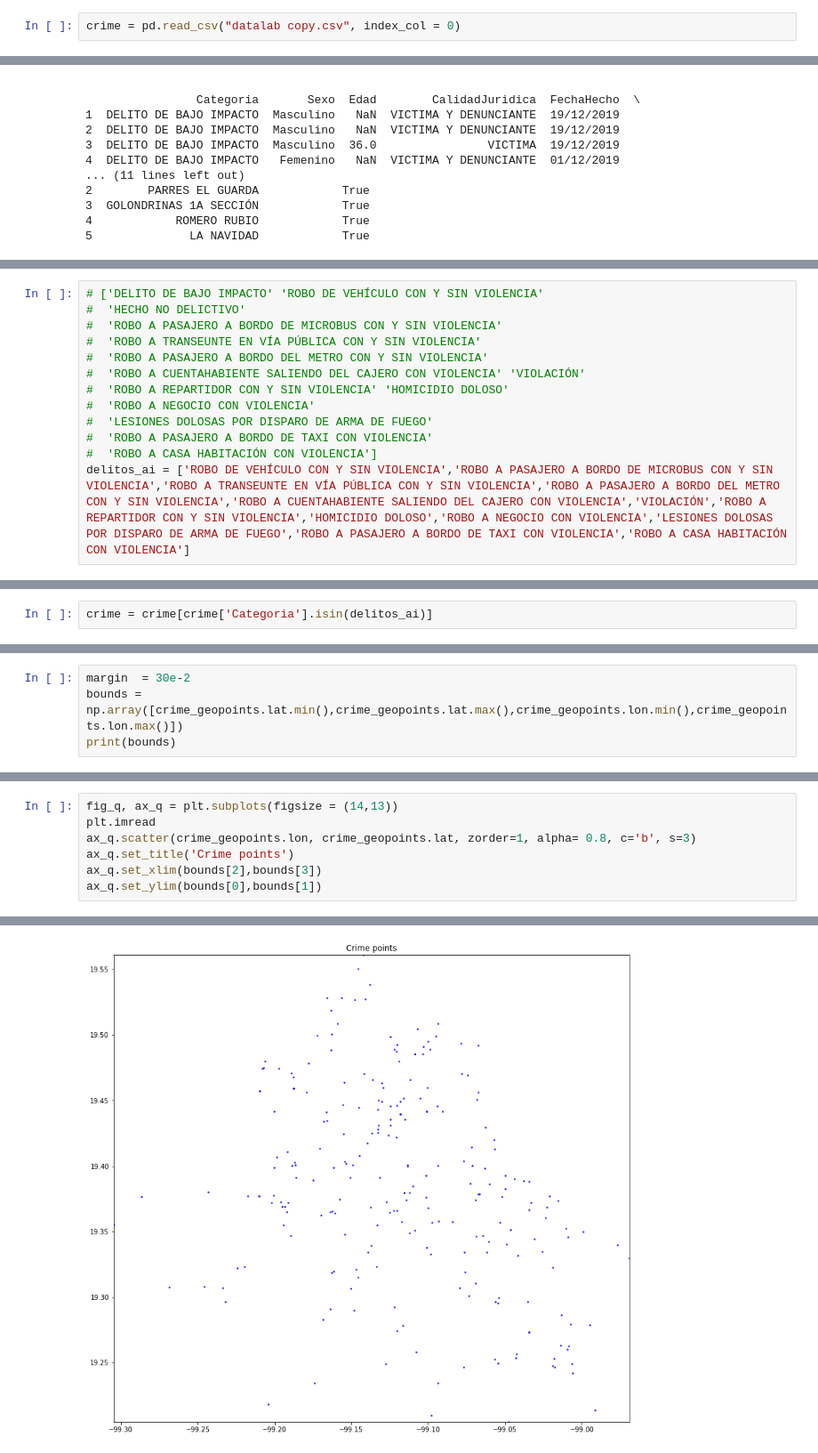
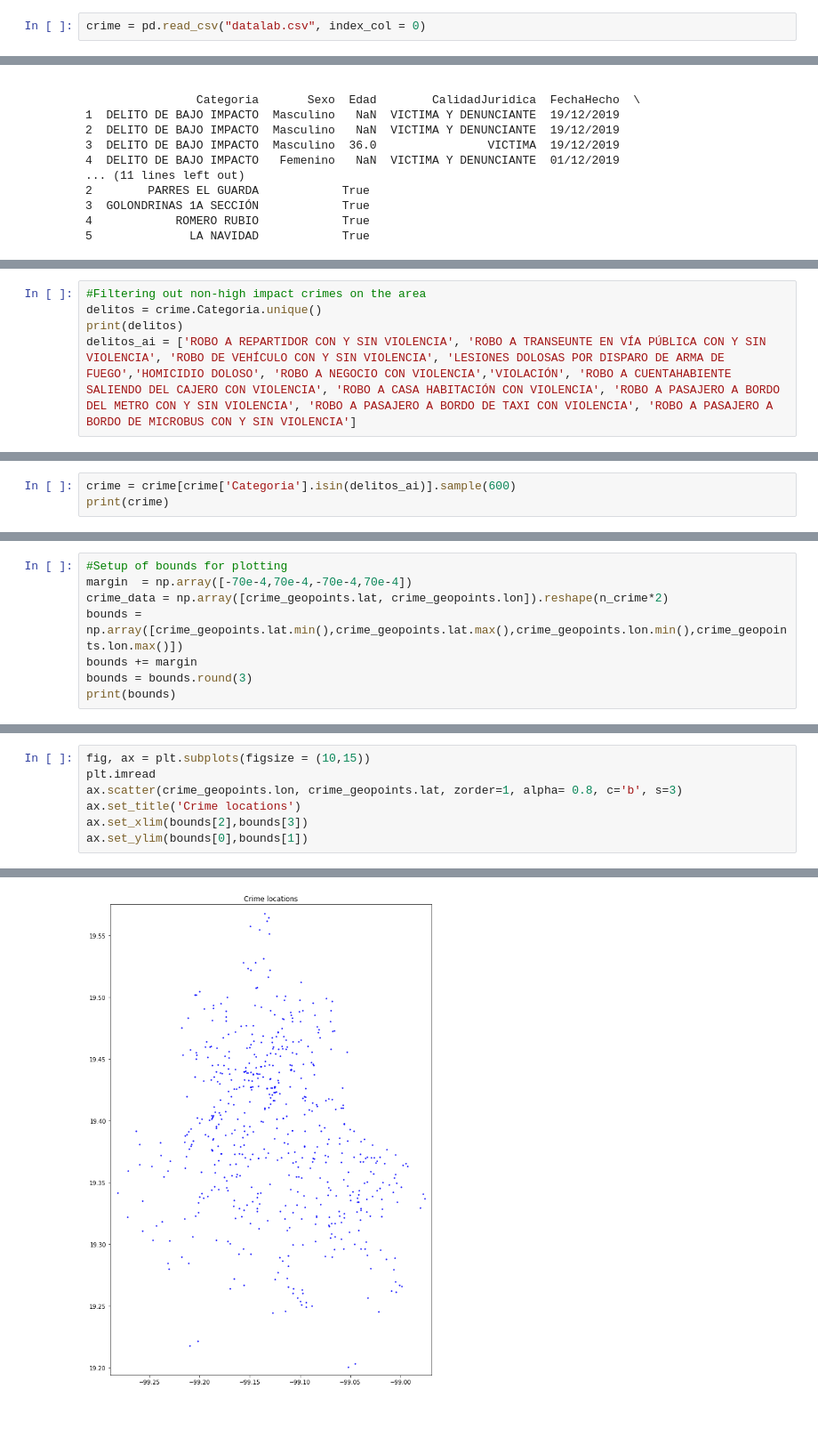
Before and after one commit to dveloz/OptimalCamaraPlacement, a Jupyter notebook: CameraPlacement.ipynb, the cells around one changed output, grey strips where cells are left out. Shown: that part at 89% size. Drawn from its saved outputs; the diff is of its cells as text; blank space fills up the shorter version.

```diff
--- a/CameraPlacement.ipynb
+++ b/CameraPlacement.ipynb
@@ -6,5 +8,5 @@ from scipy.optimize import optimize
 # %%
-crime = pd.read_csv("datalab copy.csv", index_col = 0)
+crime = pd.read_csv("datalab.csv", index_col = 0)
 # %%
 print(crime.head())
 # %% [output]
@@ -42,13 +30,5 @@ print(crime.Categoria.unique())
 # %%
-# ['DELITO DE BAJO IMPACTO' 'ROBO DE VEHÍCULO CON Y SIN VIOLENCIA'
-#  'HECHO NO DELICTIVO'
-#  'ROBO A PASAJERO A BORDO DE MICROBUS CON Y SIN VIOLENCIA'
-#  'ROBO A TRANSEUNTE EN VÍA PÚBLICA CON Y SIN VIOLENCIA'
-#  'ROBO A PASAJERO A BORDO DEL METRO CON Y SIN VIOLENCIA'
-#  'ROBO A CUENTAHABIENTE SALIENDO DEL CAJERO CON VIOLENCIA' 'VIOLACIÓN'
-#  'ROBO A REPARTIDOR CON Y SIN VIOLENCIA' 'HOMICIDIO DOLOSO'
-#  'ROBO A NEGOCIO CON VIOLENCIA'
-#  'LESIONES DOLOSAS POR DISPARO DE ARMA DE FUEGO'
-#  'ROBO A PASAJERO A BORDO DE TAXI CON VIOLENCIA'
-#  'ROBO A CASA HABITACIÓN CON VIOLENCIA']
-delitos_ai = ['ROBO DE VEHÍCULO CON Y SIN VIOLENCIA','ROBO A PASAJERO A BORDO DE MICROBUS CON Y SIN VIOLENCIA','ROBO A TRANSEUNTE EN VÍA PÚBLICA CON Y SIN VIOLENCIA','ROBO A PASAJERO A BORDO DEL METRO CON Y SIN VIOLENCIA','ROBO A CUENTAHABIENTE SALIENDO DEL CAJERO CON VIOLENCIA','VIOLACIÓN','ROBO A REPARTIDOR CON Y SIN VIOLENCIA','HOMICIDIO DOLOSO','ROBO A NEGOCIO CON VIOLENCIA','LESIONES DOLOSAS POR DISPARO DE ARMA DE FUEGO','ROBO A PASAJERO A BORDO DE TAXI CON VIOLENCIA','ROBO A CASA HABITACIÓN CON VIOLENCIA']
+#Filtering out non-high impact crimes on the area
+delitos = crime.Categoria.unique()
+print(delitos)
+delitos_ai = ['ROBO A REPARTIDOR CON Y SIN VIOLENCIA', 'ROBO A TRANSEUNTE EN VÍA PÚBLICA CON Y SIN VIOLENCIA', 'ROBO DE VEHÍCULO CON Y SIN VIOLENCIA', 'LESIONES DOLOSAS POR DISPARO DE ARMA DE FUEGO','HOMICIDIO DOLOSO', 'ROBO A NEGOCIO CON VIOLENCIA','VIOLACIÓN', 'ROBO A CUENTAHABIENTE SALIENDO DEL CAJERO CON VIOLENCIA', 'ROBO A CASA HABITACIÓN CON VIOLENCIA', 'ROBO A PASAJERO A BORDO DEL METRO CON Y SIN VIOLENCIA', 'ROBO A PASAJERO A BORDO DE TAXI CON VIOLENCIA', 'ROBO A PASAJERO A BORDO DE MICROBUS CON Y SIN VIOLENCIA']
@@ -55,2 +48,3 @@ delitos_ai = ['ROBO DE VEHÍCULO CON Y SIN VIOLENCIA','ROBO A PASAJERO A BORDO D
 # %%
-crime = crime[crime['Categoria'].isin(delitos_ai)]
+crime = crime[crime['Categoria'].isin(delitos_ai)].sample(600)
+print(crime)
@@ -87,5 +92,9 @@ print(crime_geopoints)
 # %%
-margin  = 30e-2
+#Setup of bounds for plotting
+margin  = np.array([-70e-4,70e-4,-70e-4,70e-4])
+crime_data = np.array([crime_geopoints.lat, crime_geopoints.lon]).reshape(n_crime*2)
 bounds = np.array([crime_geopoints.lat.min(),crime_geopoints.lat.max(),crime_geopoints.lon.min(),crime_geopoints.lon.max()])
+bounds += margin
+bounds = bounds.round(3)
 print(bounds)
 # %% [output]
@@ -93,8 +102,8 @@ print(bounds)
 # %%
-fig_q, ax_q = plt.subplots(figsize = (14,13))
+fig, ax = plt.subplots(figsize = (10,15))
 plt.imread
-ax_q.scatter(crime_geopoints.lon, crime_geopoints.lat, zorder=1, alpha= 0.8, c='b', s=3)
-ax_q.set_title('Crime points')
-ax_q.set_xlim(bounds[2],bounds[3])
-ax_q.set_ylim(bounds[0],bounds[1])
+ax.scatter(crime_geopoints.lon, crime_geopoints.lat, zorder=1, alpha= 0.8, c='b', s=3)
+ax.set_title('Crime locations')
+ax.set_xlim(bounds[2],bounds[3])
+ax.set_ylim(bounds[0],bounds[1])
 # %% [output]
@@ -102 +111 @@ ax_q.set_ylim(bounds[0],bounds[1])
-[figure, old version]
+[figure, new version]
```
Also changed, not shown: parts of 22 cells of this notebook.
